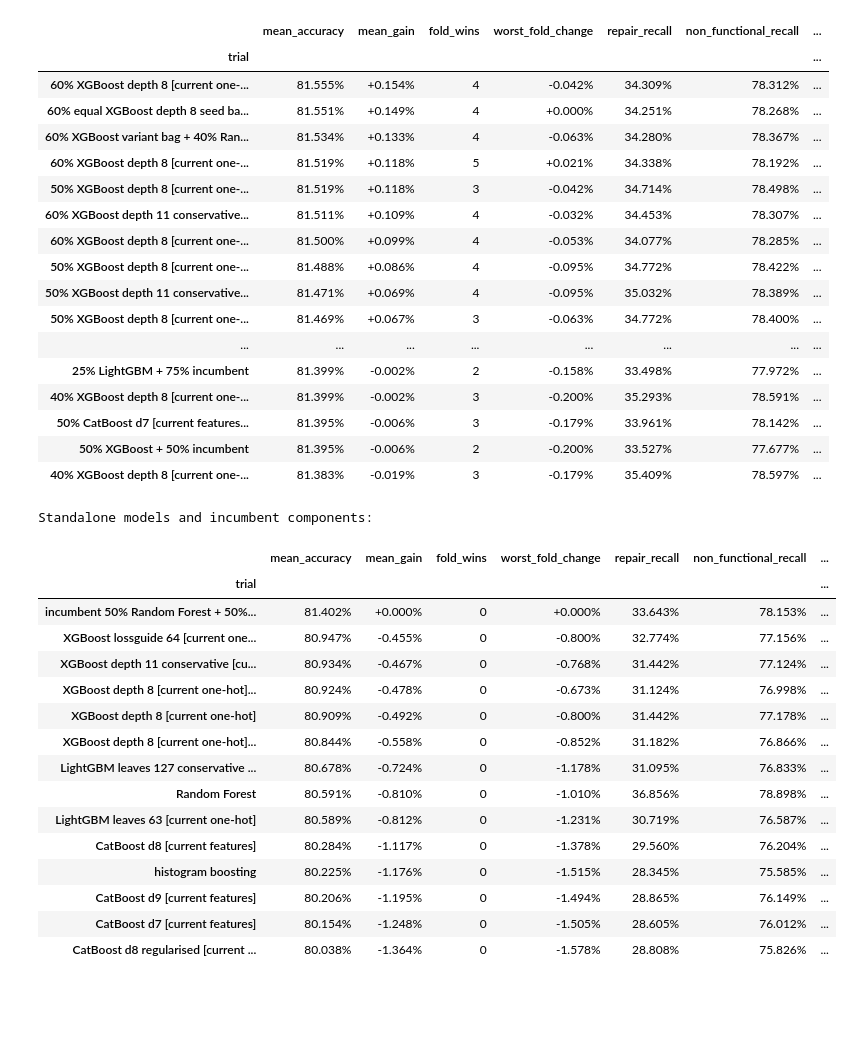
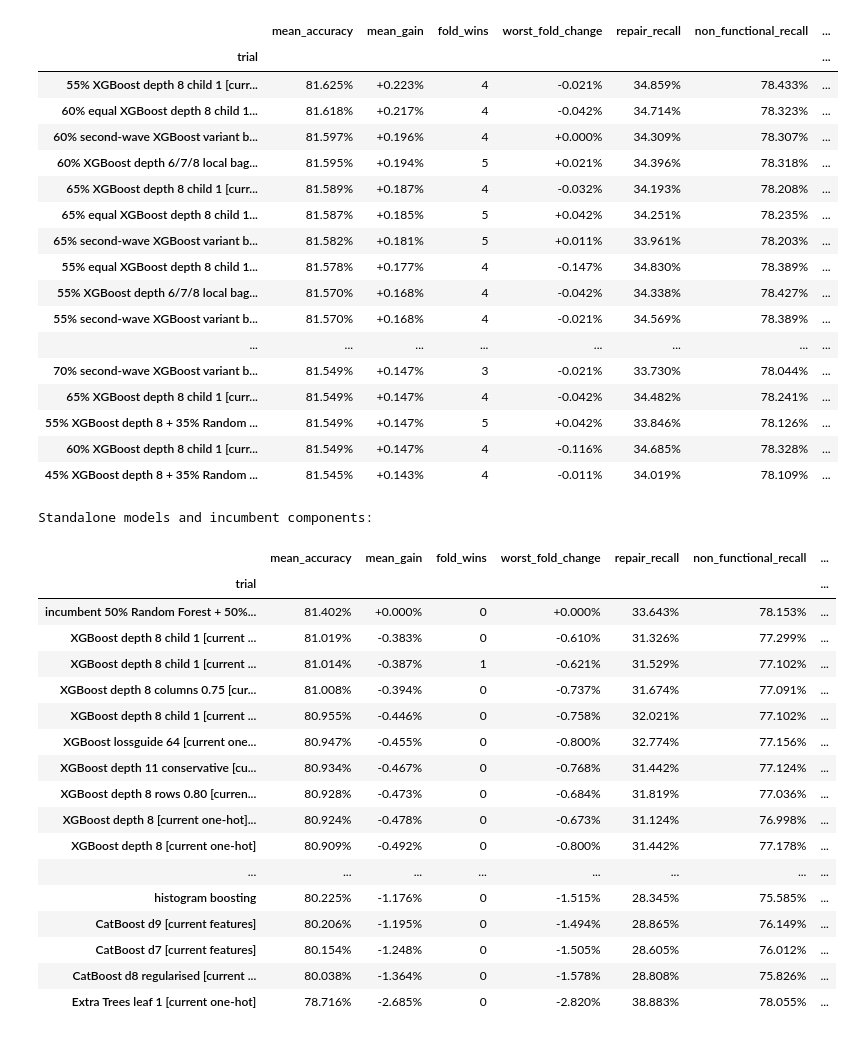
Before and after one commit to AnthonyPWatts/imperial-capstone, a Jupyter notebook: stage-1-pump-it-up/notebooks/07-model-family-screen-and-submissions.ipynb, the cells around one changed output. Drawn from its saved outputs; the diff is of its cells as text; code cells hidden in the pictures; blank space fills up the shorter version.

```diff
--- a/stage-1-pump-it-up/notebooks/07-model-family-screen-and-submissions.ipynb
+++ b/stage-1-pump-it-up/notebooks/07-model-family-screen-and-submissions.ipynb
@@ -32,36 +32,40 @@ Recorded 115 standalone and probability-combination trials.
 # %%
 display_columns = [
     'mean_accuracy', 'mean_gain', 'fold_wins', 'worst_fold_change',
     'repair_recall', 'non_functional_recall',
-    'incumbent_disagreement', 'passes_gate',
+    'incumbent_disagreement', 'current_leader_gain',
+    'current_leader_disagreement', 'passes_gate',
+    'beats_current_leader_gate',
 ]
 summary.loc[:, display_columns].head(25).style.format({
     'mean_accuracy': '{:.3%}',
     'mean_gain': '{:+.3%}',
     'worst_fold_change': '{:+.3%}',
     'repair_recall': '{:.3%}',
     'non_functional_recall': '{:.3%}',
     'incumbent_disagreement': '{:.3%}',
+    'current_leader_gain': '{:+.3%}',
+    'current_leader_disagreement': '{:.3%}',
 })
 # %% [output]
 |  | mean_accuracy | mean_gain | fold_wins | worst_fold_change | repair_recall | non_functional_recall | ... |
 | trial |  |  |  |  |  |  | ... |
-| 60% XGBoost depth 8 [current one-... | 81.555% | +0.154% | 4 | -0.042% | 34.309% | 78.312% | ... |
-| 60% equal XGBoost depth 8 seed ba... | 81.551% | +0.149% | 4 | +0.000% | 34.251% | 78.268% | ... |
-| 60% XGBoost variant bag + 40% Ran... | 81.534% | +0.133% | 4 | -0.063% | 34.280% | 78.367% | ... |
-| 60% XGBoost depth 8 [current one-... | 81.519% | +0.118% | 5 | +0.021% | 34.338% | 78.192% | ... |
-| 50% XGBoost depth 8 [current one-... | 81.519% | +0.118% | 3 | -0.042% | 34.714% | 78.498% | ... |
-| 60% XGBoost depth 11 conservative... | 81.511% | +0.109% | 4 | -0.032% | 34.453% | 78.307% | ... |
-| 60% XGBoost depth 8 [current one-... | 81.500% | +0.099% | 4 | -0.053% | 34.077% | 78.285% | ... |
-| 50% XGBoost depth 8 [current one-... | 81.488% | +0.086% | 4 | -0.095% | 34.772% | 78.422% | ... |
-| 50% XGBoost depth 11 conservative... | 81.471% | +0.069% | 4 | -0.095% | 35.032% | 78.389% | ... |
-| 50% XGBoost depth 8 [current one-... | 81.469% | +0.067% | 3 | -0.063% | 34.772% | 78.400% | ... |
+| 55% XGBoost depth 8 child 1 [curr... | 81.625% | +0.223% | 4 | -0.021% | 34.859% | 78.433% | ... |
+| 60% equal XGBoost depth 8 child 1... | 81.618% | +0.217% | 4 | -0.042% | 34.714% | 78.323% | ... |
+| 60% second-wave XGBoost variant b... | 81.597% | +0.196% | 4 | +0.000% | 34.309% | 78.307% | ... |
+| 60% XGBoost depth 6/7/8 local bag... | 81.595% | +0.194% | 5 | +0.021% | 34.396% | 78.318% | ... |
+| 65% XGBoost depth 8 child 1 [curr... | 81.589% | +0.187% | 4 | -0.032% | 34.193% | 78.208% | ... |
+| 65% equal XGBoost depth 8 child 1... | 81.587% | +0.185% | 5 | +0.042% | 34.251% | 78.235% | ... |
+| 65% second-wave XGBoost variant b... | 81.582% | +0.181% | 5 | +0.011% | 33.961% | 78.203% | ... |
+| 55% equal XGBoost depth 8 child 1... | 81.578% | +0.177% | 4 | -0.147% | 34.830% | 78.389% | ... |
+| 55% XGBoost depth 6/7/8 local bag... | 81.570% | +0.168% | 4 | -0.042% | 34.338% | 78.427% | ... |
+| 55% second-wave XGBoost variant b... | 81.570% | +0.168% | 4 | -0.021% | 34.569% | 78.389% | ... |
 | ... | ... | ... | ... | ... | ... | ... | ... |
-| 25% LightGBM + 75% incumbent | 81.399% | -0.002% | 2 | -0.158% | 33.498% | 77.972% | ... |
-| 40% XGBoost depth 8 [current one-... | 81.399% | -0.002% | 3 | -0.200% | 35.293% | 78.591% | ... |
-| 50% CatBoost d7 [current features... | 81.395% | -0.006% | 3 | -0.179% | 33.961% | 78.142% | ... |
-| 50% XGBoost + 50% incumbent | 81.395% | -0.006% | 2 | -0.200% | 33.527% | 77.677% | ... |
-| 40% XGBoost depth 8 [current one-... | 81.383% | -0.019% | 3 | -0.179% | 35.409% | 78.597% | ... |
+| 70% second-wave XGBoost variant b... | 81.549% | +0.147% | 3 | -0.021% | 33.730% | 78.044% | ... |
+| 65% XGBoost depth 8 child 1 [curr... | 81.549% | +0.147% | 4 | -0.042% | 34.482% | 78.241% | ... |
+| 55% XGBoost depth 8 + 35% Random ... | 81.549% | +0.147% | 5 | +0.042% | 33.846% | 78.126% | ... |
+| 60% XGBoost depth 8 child 1 [curr... | 81.549% | +0.147% | 4 | -0.116% | 34.685% | 78.328% | ... |
+| 45% XGBoost depth 8 + 35% Random ... | 81.545% | +0.143% | 4 | -0.011% | 34.019% | 78.109% | ... |
 # %%
 standalone_names = [
     name for name, recipe in screen['recipes'].items()
@@ -74,25 +78,28 @@ summary.loc[summary.index.intersection(standalone_names), display_columns].sort_
     'mean_accuracy': '{:.3%}', 'mean_gain': '{:+.3%}',
     'worst_fold_change': '{:+.3%}', 'repair_recall': '{:.3%}',
     'non_functional_recall': '{:.3%}', 'incumbent_disagreement': '{:.3%}',
+    'current_leader_gain': '{:+.3%}', 'current_leader_disagreement': '{:.3%}',
 })
 # %% [output]
 Standalone models and incumbent components:
 |  | mean_accuracy | mean_gain | fold_wins | worst_fold_change | repair_recall | non_functional_recall | ... |
 | trial |  |  |  |  |  |  | ... |
 | incumbent 50% Random Forest + 50%... | 81.402% | +0.000% | 0 | +0.000% | 33.643% | 78.153% | ... |
+| XGBoost depth 8 child 1 [current ... | 81.019% | -0.383% | 0 | -0.610% | 31.326% | 77.299% | ... |
+| XGBoost depth 8 child 1 [current ... | 81.014% | -0.387% | 1 | -0.621% | 31.529% | 77.102% | ... |
+| XGBoost depth 8 columns 0.75 [cur... | 81.008% | -0.394% | 0 | -0.737% | 31.674% | 77.091% | ... |
+| XGBoost depth 8 child 1 [current ... | 80.955% | -0.446% | 0 | -0.758% | 32.021% | 77.102% | ... |
 | XGBoost lossguide 64 [current one... | 80.947% | -0.455% | 0 | -0.800% | 32.774% | 77.156% | ... |
 | XGBoost depth 11 conservative [cu... | 80.934% | -0.467% | 0 | -0.768% | 31.442% | 77.124% | ... |
+| XGBoost depth 8 rows 0.80 [curren... | 80.928% | -0.473% | 0 | -0.684% | 31.819% | 77.036% | ... |
 | XGBoost depth 8 [current one-hot]... | 80.924% | -0.478% | 0 | -0.673% | 31.124% | 76.998% | ... |
 | XGBoost depth 8 [current one-hot] | 80.909% | -0.492% | 0 | -0.800% | 31.442% | 77.178% | ... |
-| XGBoost depth 8 [current one-hot]... | 80.844% | -0.558% | 0 | -0.852% | 31.182% | 76.866% | ... |
-| LightGBM leaves 127 conservative ... | 80.678% | -0.724% | 0 | -1.178% | 31.095% | 76.833% | ... |
-| Random Forest | 80.591% | -0.810% | 0 | -1.010% | 36.856% | 78.898% | ... |
-| LightGBM leaves 63 [current one-hot] | 80.589% | -0.812% | 0 | -1.231% | 30.719% | 76.587% | ... |
-| CatBoost d8 [current features] | 80.284% | -1.117% | 0 | -1.378% | 29.560% | 76.204% | ... |
+| ... | ... | ... | ... | ... | ... | ... | ... |
 | histogram boosting | 80.225% | -1.176% | 0 | -1.515% | 28.345% | 75.585% | ... |
 | CatBoost d9 [current features] | 80.206% | -1.195% | 0 | -1.494% | 28.865% | 76.149% | ... |
 | CatBoost d7 [current features] | 80.154% | -1.248% | 0 | -1.505% | 28.605% | 76.012% | ... |
 | CatBoost d8 regularised [current ... | 80.038% | -1.364% | 0 | -1.578% | 28.808% | 75.826% | ... |
+| Extra Trees leaf 1 [current one-hot] | 78.716% | -2.685% | 0 | -2.820% | 38.883% | 78.055% | ... |
 # %%
 component_pair_names = [
     name for name, recipe in screen['recipes'].items()
```
Also changed, not shown: parts of 5 cells of this notebook, 10 other files.
